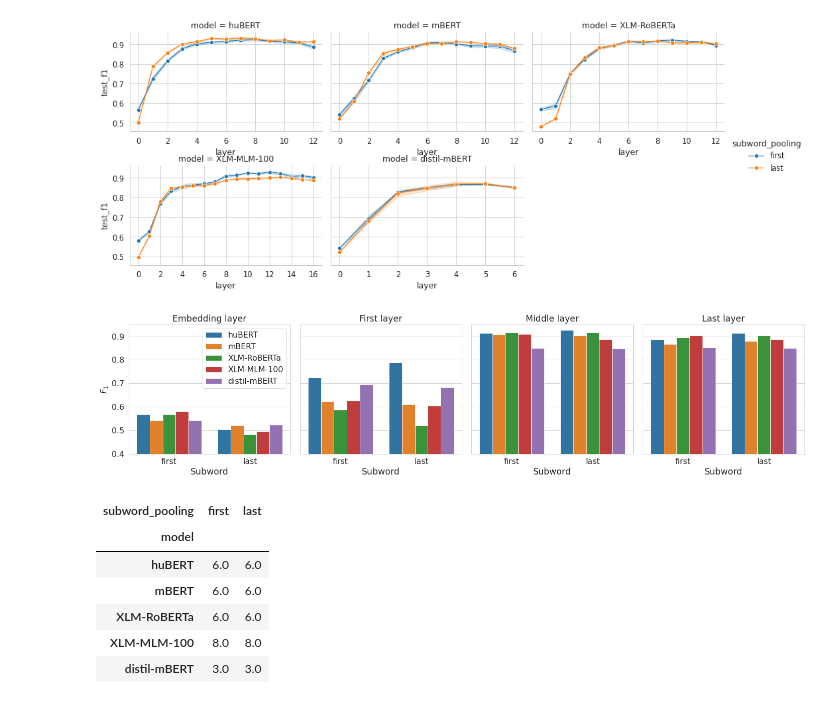
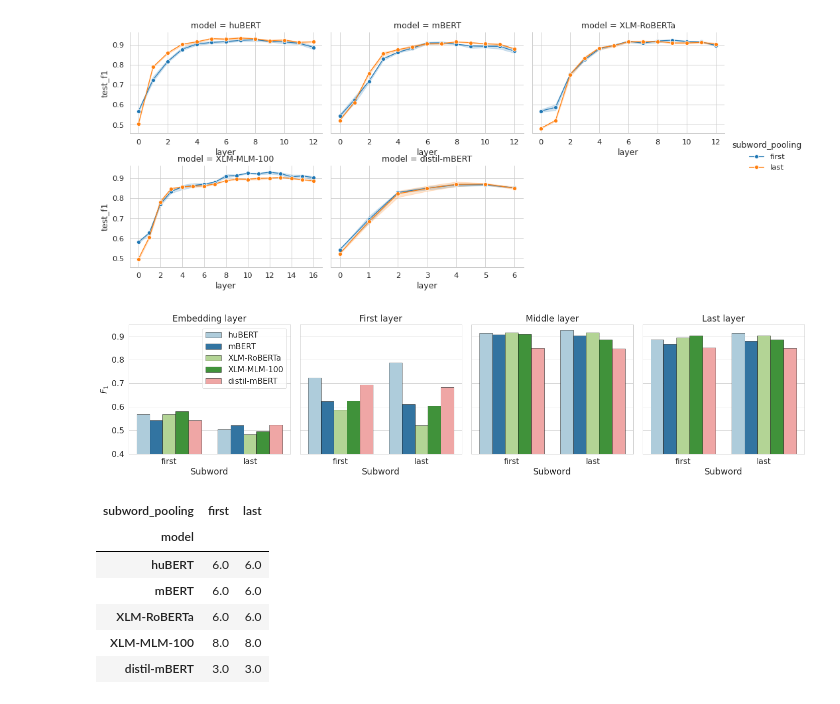
Before and after one commit to juditacs/hubert_eval, a Jupyter notebook: notebooks/hubert_eval_main.ipynb, the cells around one changed output. Drawn from its saved outputs; the diff is of its cells as text; code cells hidden in the pictures.

```diff
--- a/notebooks/hubert_eval_main.ipynb
+++ b/notebooks/hubert_eval_main.ipynb
@@ -389,17 +492,25 @@ with sns.plotting_context('paper', font_scale=1.5):
 
 Weighted sum
 # %%
-weighted_sum = morph[(morph.layer_pooling=='weighted_sum') & (morph.subword_pooling=='last')]
-weighted_sum = weighted_sum.groupby(['model', 'task']).test_acc.mean().reset_index()
+weighted_sum = morph[
+    (morph.layer_pooling == "weighted_sum") & (morph.subword_pooling == "last")
+]
+weighted_sum = weighted_sum.groupby(["model", "task"]).test_acc.mean().reset_index()
 # %%
-with sns.plotting_context('paper', font_scale=1.4):
+with sns.plotting_context("paper", font_scale=1.4):
     fig, ax = plt.subplots(1, figsize=(16, 5))
-    sns.barplot(x=weighted_sum.task, y=weighted_sum.test_acc, hue=weighted_sum.model, ax=ax)
+    sns.barplot(
+        x=weighted_sum.task,
+        y=weighted_sum.test_acc,
+        hue=weighted_sum.model,
+        ax=ax,
+        **barplot_kws,
+    )
     ax.set_ylim(0.8, 1)
-    ax.legend(loc='lower center')
+    ax.legend(loc="lower center")
     ax.set_xlabel("")
     ax.set_ylabel("Accuracy")
-    plt.xticks(rotation=25, ha='right')
+    plt.xticks(rotation=25, ha="right")
     plt.tight_layout()
     fig.savefig("fig/bar_morph_summary.pdf")
 # %% [output]
@@ -481,37 +615,60 @@ highest_layer = highest_layer.groupby(['model', 'subword_pooling']).test_f1.mean
 highest_layer = highest_layer.reset_index()
 # %%
-with sns.plotting_context('paper', font_scale=1.8):
+with sns.plotting_context("paper", font_scale=1.8):
     fig, axes = plt.subplots(1, 4, figsize=(20, 5), sharey=True)
 
-    sns.barplot(x=lowest_layer['subword_pooling'], y=lowest_layer['test_f1'], hue=lowest_layer['model'], ax=axes[0])
+    sns.barplot(
+        x=lowest_layer["subword_pooling"],
+        y=lowest_layer["test_f1"],
+        hue=lowest_layer["model"],
+        ax=axes[0],
+        **barplot_kws,
+    )
     axes[0].set_ylim(0.4, 0.95)
     axes[0].legend(markerscale=2)
     axes[0].set_title("Embedding layer")
     axes[0].set_xlabel("Subword")
     axes[0].set_ylabel("$F_1$")
 
-    sns.barplot(x=first_layer['subword_pooling'], y=first_layer['test_f1'], hue=first_layer['model'], ax=axes[1])
+    sns.barplot(
+        x=first_layer["subword_pooling"],
+        y=first_layer["test_f1"],
+        hue=first_layer["model"],
+        ax=axes[1],
+        **barplot_kws,
+    )
     axes[1].get_legend().remove()
-    #axes[1].set_ylim(94, 100)
     axes[1].set_title("First layer")
     axes[1].set_xlabel("Subword")
     axes[1].set_ylabel("")
 
-    sns.barplot(x=middle_layer['subword_pooling'], y=middle_layer['test_f1'], hue=middle_layer['model'], ax=axes[2])
+    sns.barplot(
+        x=middle_layer["subword_pooling"],
+        y=middle_layer["test_f1"],
+        hue=middle_layer["model"],
+        ax=axes[2],
+        **barplot_kws,
+    )
     axes[2].get_legend().remove()
-    #axes[2].set_ylim(94, 100)
+    # axes[2].set_ylim(94, 100)
     axes[2].set_title("Middle layer")
     axes[2].set_xlabel("Subword")
     axes[2].set_ylabel("")
 
-    sns.barplot(x=highest_layer['subword_pooling'], y=highest_layer['test_f1'], hue=highest_layer['model'], ax=axes[3])
+    sns.barplot(
+        x=highest_layer["subword_pooling"],
+        y=highest_layer["test_f1"],
+        hue=highest_layer["model"],
+        ax=axes[3],
+        **barplot_kws,
+    )
     axes[3].get_legend().remove()
     axes[3].set_title("Last layer")
     axes[3].set_xlabel("Subword")
     axes[3].set_ylabel("")
     plt.tight_layout()
 
     fig.savefig("fig/bar_ner_low_high_layer.pdf")
 # %% [output]
-[figure, old version]
+[figure, new version]
 # %%
```
Also changed, not shown: parts of 31 cells of this notebook.
